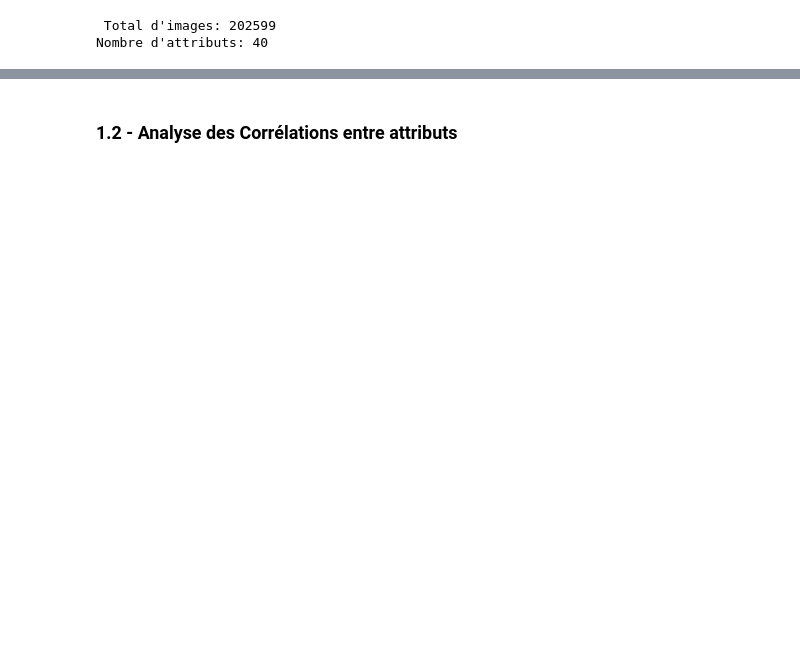
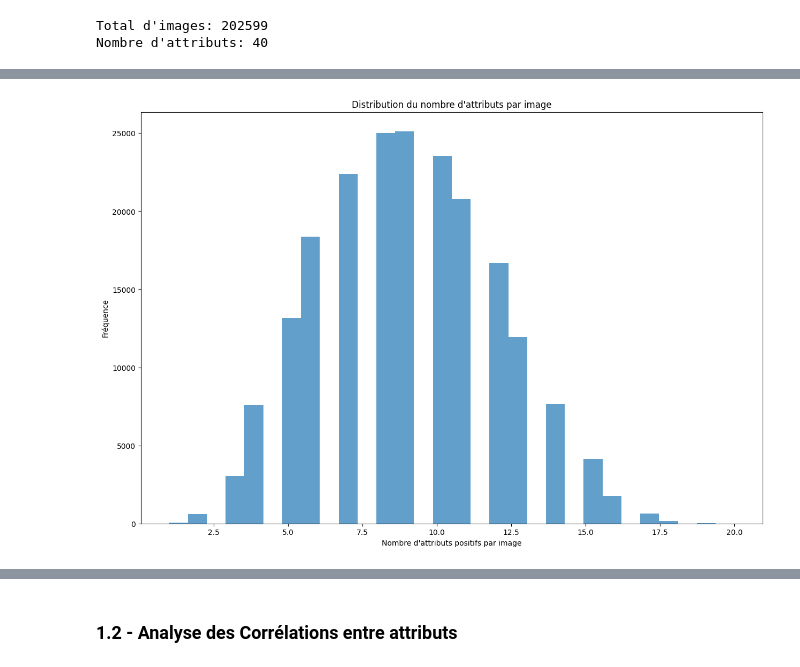
Before and after one commit to daphnemaschas/REXIA, a Jupyter notebook: notebooks/données_images.ipynb, the cells around one changed output, grey strips where cells are left out. Cells and saved outputs as stored; diff of their text form; code cells hidden in the pictures; blank space fills up the shorter version.

```diff
--- a/notebooks/données_images.ipynb
+++ b/notebooks/données_images.ipynb
@@ -155,0 +143,10 @@ Bald                :   2.24% (n=4547)
+# %%
+plt.figure(figsize=(15, 10))
+n_attrs_per_image = df_attrs[attribute_cols].sum(axis=1)
+plt.hist(n_attrs_per_image, bins=30, alpha=0.7)
+plt.xlabel("Nombre d'attributs positifs par image")
+plt.ylabel("Fréquence")
+plt.title("Distribution du nombre d'attributs par image")
+plt.show()
+# %% [output]
+[figure, added]
```
Also changed, not shown: parts of 20 cells of this notebook.
